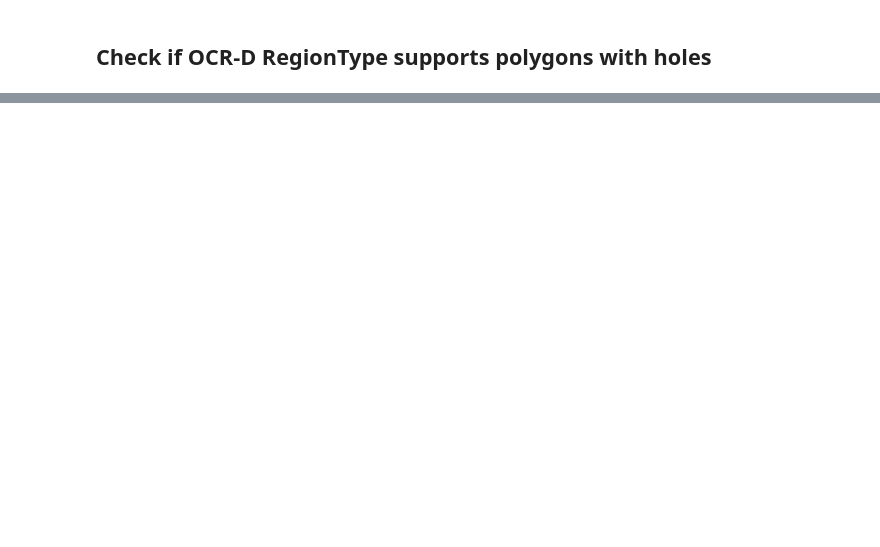
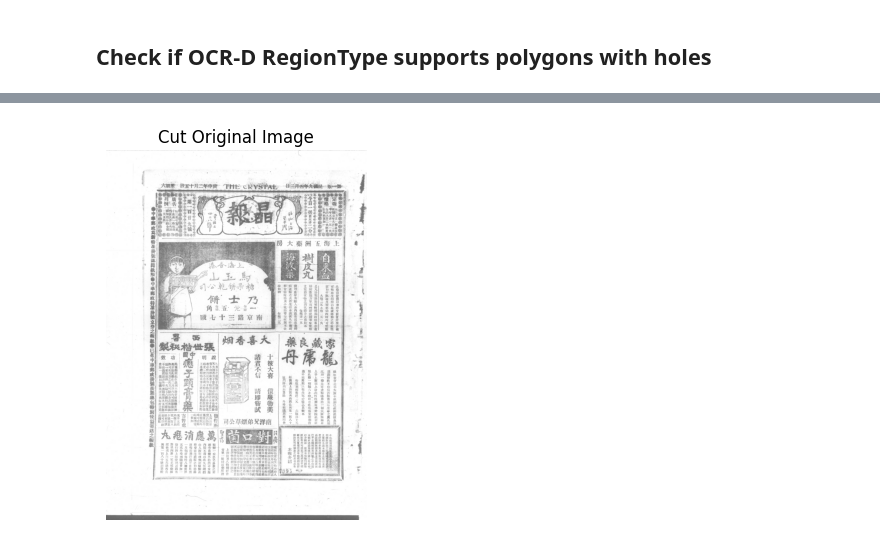
Before and after one commit to ssciwr/ecpo_ocrd, a Jupyter notebook: ecpo_ocrd/explore.ipynb, the cells around one changed output, grey strips where cells are left out. Cells and saved outputs as stored; diff of their text form; code cells hidden in the pictures; blank space fills up the shorter version.

```diff
--- a/ecpo_ocrd/explore.ipynb
+++ b/ecpo_ocrd/explore.ipynb
@@ -231,0 +256,8 @@ coords.points
+# %%
+cut_org_image_array = org_image_array[:, :2432]
+plt.imshow(cut_org_image_array, cmap='gray')
+plt.title('Cut Original Image')
+plt.axis('off')
+plt.show()
+# %% [output]
+[figure, added]
```
Also changed, not shown: parts of 14 cells of this notebook, 3 other files.
